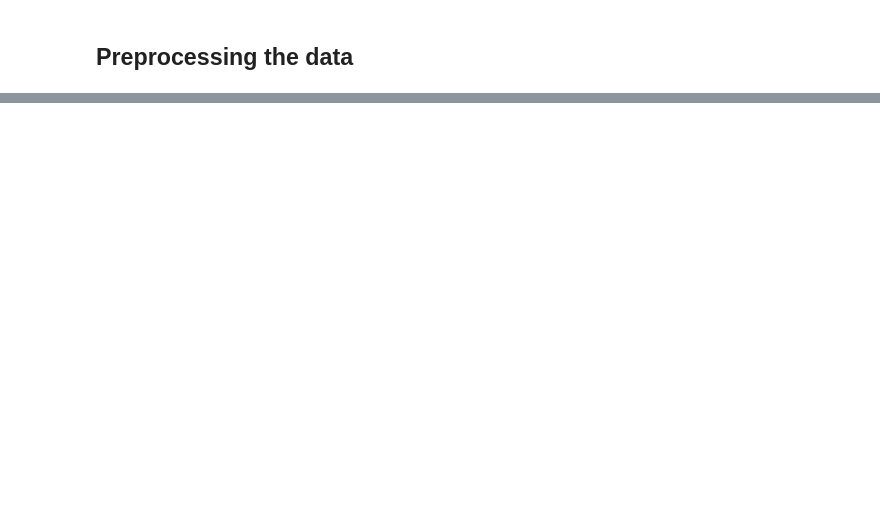
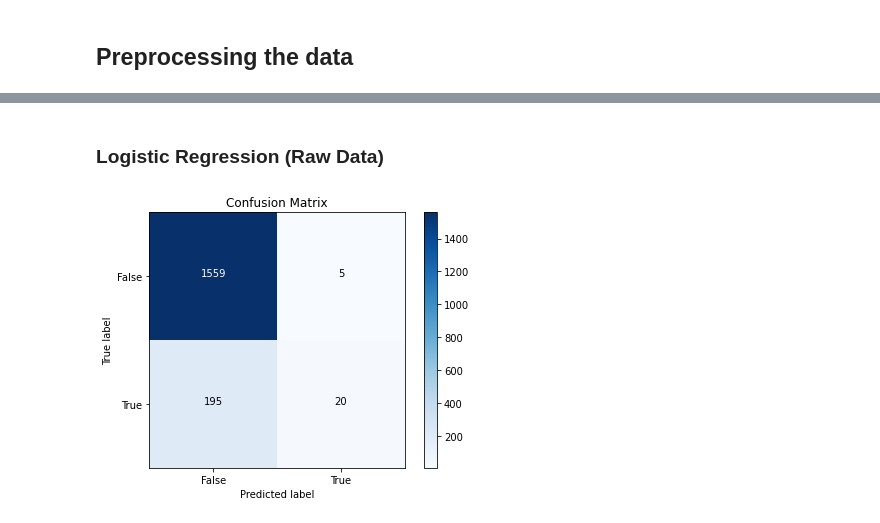
Before and after one commit to avamirm/Multivariate-Regression-Cross-Validation, a Jupyter notebook: Task 1/footballAnalysis.ipynb, the cells around one changed output, grey strips where cells are left out. Cells and saved outputs as stored; diff of their text form; code cells hidden in the pictures; blank space fills up the shorter version.

```diff
--- a/Task 1/footballAnalysis.ipynb
+++ b/Task 1/footballAnalysis.ipynb
@@ -401,0 +278,29 @@ Name: outcome, dtype: float64
+# %% [markdown]
+### Logistic Regression (Raw Data)
+# %%
+logreg = LogisticRegression(max_iter=250)
+logreg.fit(X_train, y_train)
+y_pred = logreg.predict(X_test)
+# %%
+conf_matrix = confusion_matrix(y_test, y_pred)
+
+plt.figure(figsize=(6, 4.5))
+plt.imshow(conf_matrix, interpolation='nearest', cmap=plt.cm.Blues)
+plt.title('Confusion Matrix')
+plt.colorbar()
+
+thresh = conf_matrix.max() / 2.
+for i in range(conf_matrix.shape[0]):
+    for j in range(conf_matrix.shape[1]):
+        plt.text(j, i, format(conf_matrix[i, j], 'd'),
+                 horizontalalignment="center",
+                 color="white" if conf_matrix[i, j] > thresh else "black")
+
+plt.ylabel('True label')
+plt.xlabel('Predicted label')
+plt.xticks(np.arange(conf_matrix.shape[1]), ['False', 'True'])
+plt.yticks(np.arange(conf_matrix.shape[0]), ['False', 'True'])
+plt.tight_layout()
+plt.show()
+# %% [output]
+[figure, added]
```
Also changed, not shown: parts of 80 cells of this notebook.
